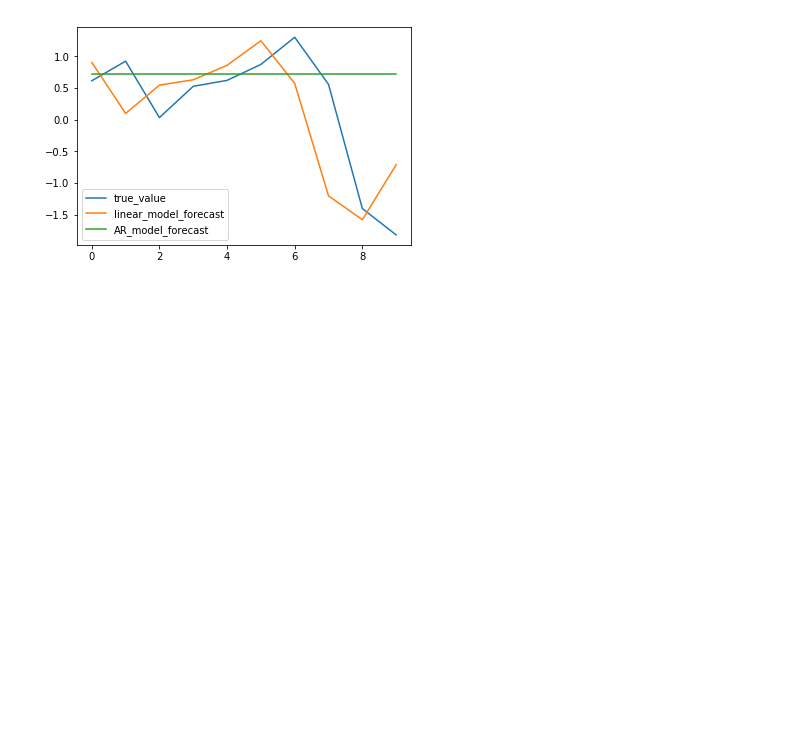
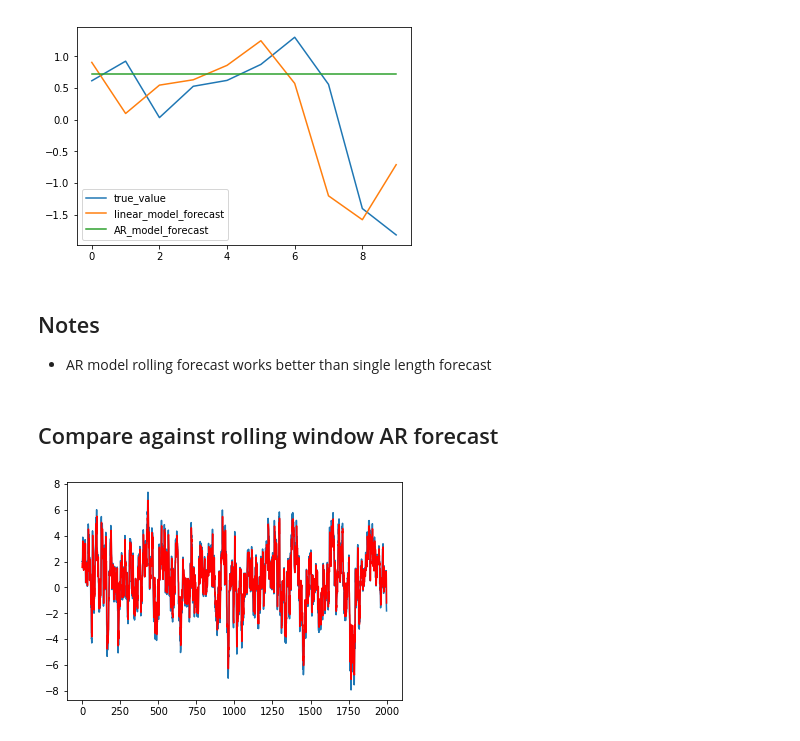
Before and after one commit to arsenallover/time-series, a Jupyter notebook: models/AutoRegression_Scratch.ipynb, the cells around one changed output. Cells and saved outputs as stored; diff of their text form; code cells hidden in the pictures; blank space fills up the shorter version.

```diff
--- a/models/AutoRegression_Scratch.ipynb
+++ b/models/AutoRegression_Scratch.ipynb
@@ -231,3 +238,27 @@ plt.legend()
 # %% [output]
 <matplotlib.legend.Legend at 0x...>
 [figure]
+# %% [markdown]
+## Notes
+
+* AR model rolling forecast works better than single length forecast
+# %% [markdown]
+## Compare against rolling window AR forecast
+# %%
+rolling_history = [x for x in ytrain]
+predictions = []
+for t in range(len(ytest)):
+	model = ARIMA(rolling_history, order=(1,0,0))
+	model_fit = model.fit()
+	output = model_fit.forecast()
+	yhat = output[0]
+	predictions.append(yhat)
+	obs = ytest[t]
+	rolling_history.append(obs)
+
+# plot forecasts against actual outcomes
+plt.plot(ytest)
+plt.plot(predictions, color='red')
+plt.show()
+# %% [output]
+[figure, added]
```
Also changed, not shown: parts of 6 cells of this notebook, 1 other file.
